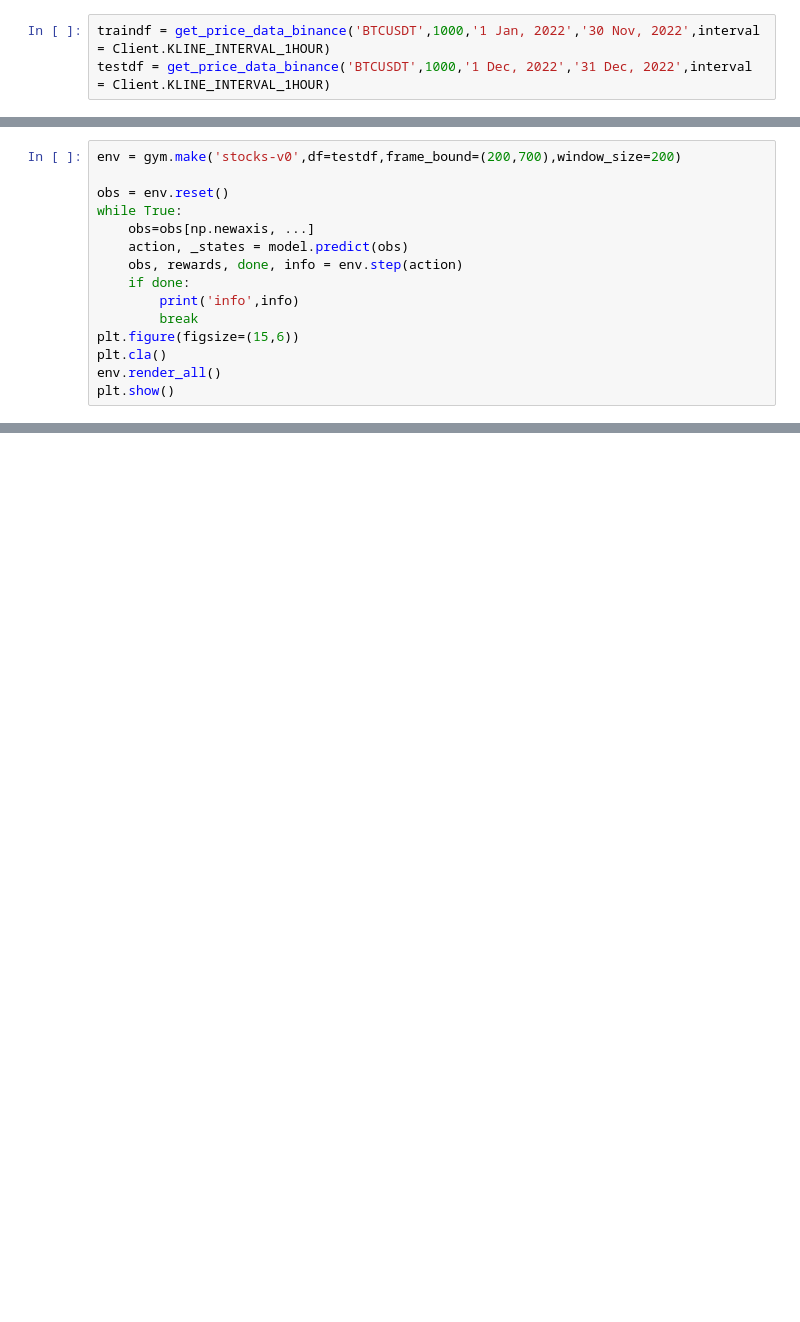
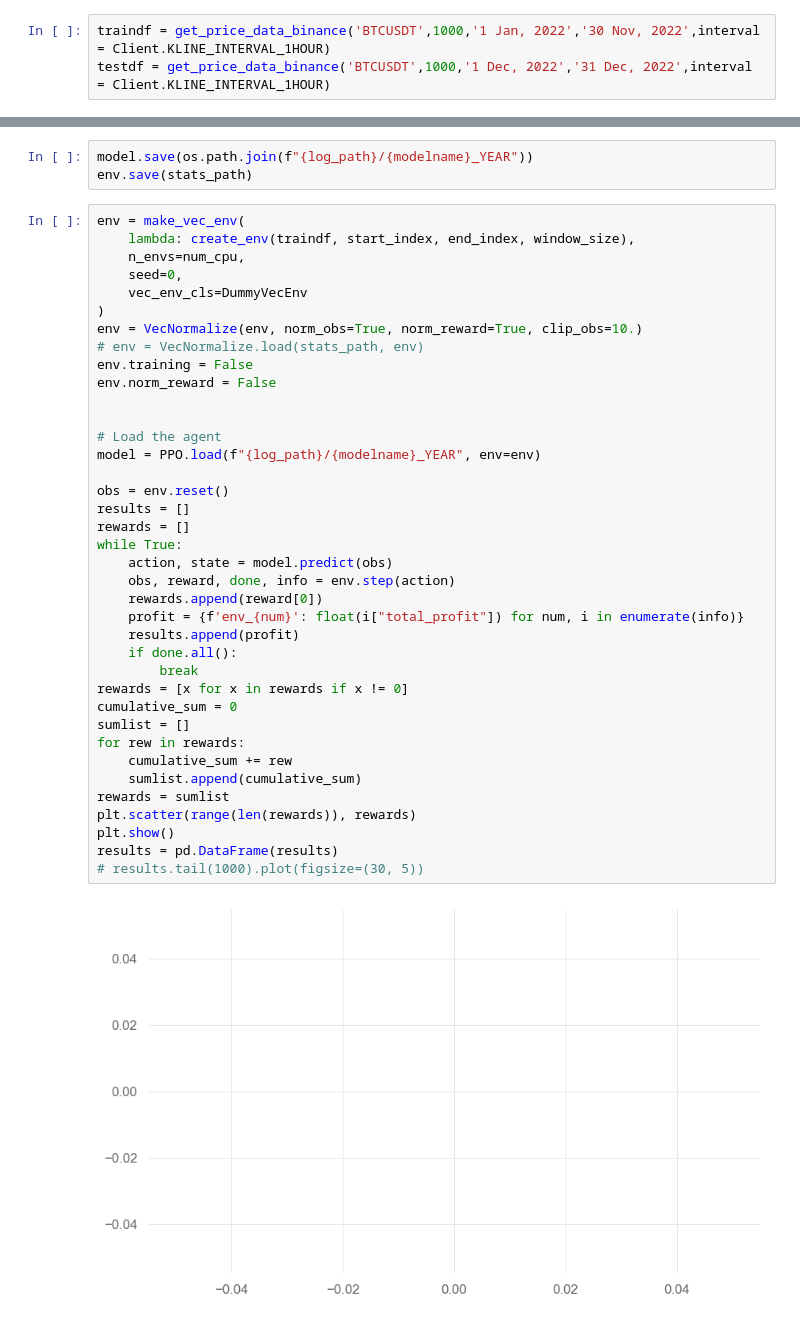
Before and after one commit to zizzs3228/trading, a Jupyter notebook: AIbot.ipynb, the cells around one changed output, grey strips where cells are left out. Drawn from its saved outputs; the diff is of its cells as text; blank space fills up the shorter version.

```diff
--- a/AIbot.ipynb
+++ b/AIbot.ipynb
@@ -56,15 +51,0 @@ model.num_timesteps
-# %%
-env = gym.make('stocks-v0',df=testdf,frame_bound=(200,700),window_size=200)
-
-obs = env.reset()
-while True:
-    obs=obs[np.newaxis, ...]
-    action, _states = model.predict(obs)
-    obs, rewards, done, info = env.step(action)
-    if done:
-        print('info',info)
-        break
-plt.figure(figsize=(15,6))
-plt.cla()
-env.render_all()
-plt.show()
@@ -72,0 +103,43 @@ NameError: name 'gym' is not defined
+# %%
+model.save(os.path.join(f"{log_path}/{modelname}_YEAR"))
+env.save(stats_path)
+# %%
+env = make_vec_env(
+    lambda: create_env(traindf, start_index, end_index, window_size),
+    n_envs=num_cpu,
+    seed=0,
+    vec_env_cls=DummyVecEnv
+)
+env = VecNormalize(env, norm_obs=True, norm_reward=True, clip_obs=10.)
+# env = VecNormalize.load(stats_path, env)
+env.training = False
+env.norm_reward = False
+
+
+# Load the agent
+model = PPO.load(f"{log_path}/{modelname}_YEAR", env=env)
+
+obs = env.reset()
+results = []
+rewards = []
+while True:
+    action, state = model.predict(obs)
+    obs, reward, done, info = env.step(action)
+    rewards.append(reward[0])
+    profit = {f'env_{num}': float(i["total_profit"]) for num, i in enumerate(info)}
+    results.append(profit)
+    if done.all():
+        break
+rewards = [x for x in rewards if x != 0]
+cumulative_sum = 0
+sumlist = []
+for rew in rewards:
+    cumulative_sum += rew
+    sumlist.append(cumulative_sum)
+rewards = sumlist
+plt.scatter(range(len(rewards)), rewards)
+plt.show()
+results = pd.DataFrame(results)
+# results.tail(1000).plot(figsize=(30, 5))
+# %% [output]
+[figure, added]
```
Also changed, not shown: parts of 8 cells of this notebook.
